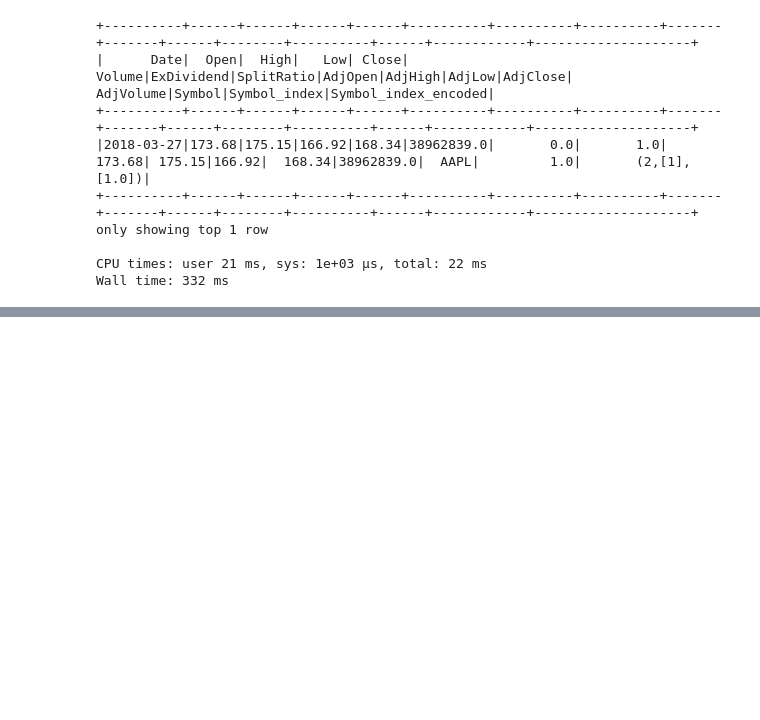
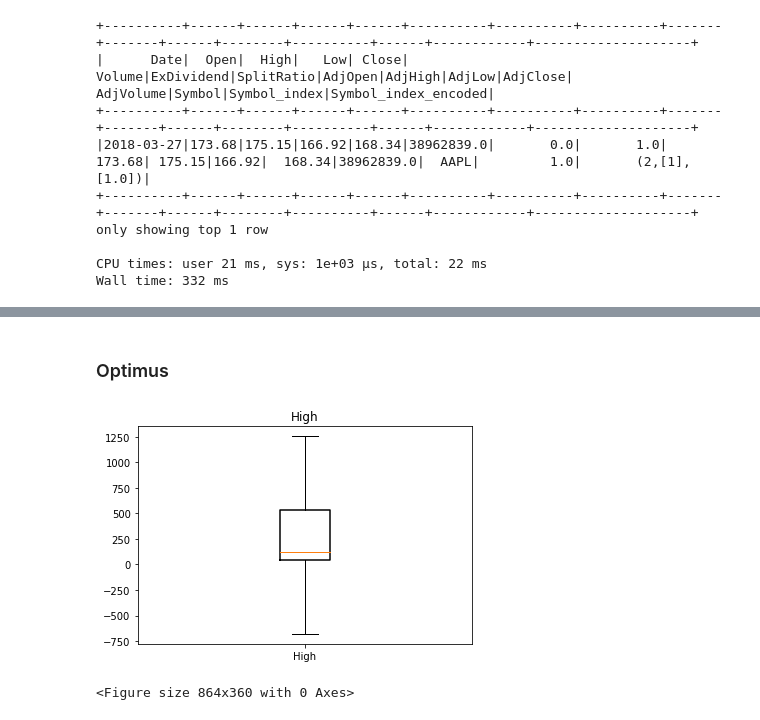
Before and after one commit to FavioVazquez/koalas_optimus_spark, a Jupyter notebook: Cool_Notebook.ipynb, the cells around one changed output, grey strips where cells are left out. Cells and saved outputs as stored; diff of their text form; code cells hidden in the pictures; blank space fills up the shorter version.

```diff
--- a/Cool_Notebook.ipynb
+++ b/Cool_Notebook.ipynb
@@ -308,0 +339,7 @@ Wall time: 332 ms
+# %% [markdown]
+### Optimus
+# %%
+df_op.plot.boxplot("High")
+# %% [output]
+[figure, added]
+<Figure size 864x360 with 0 Axes>
```
Also changed, not shown: parts of 11 cells of this notebook.
